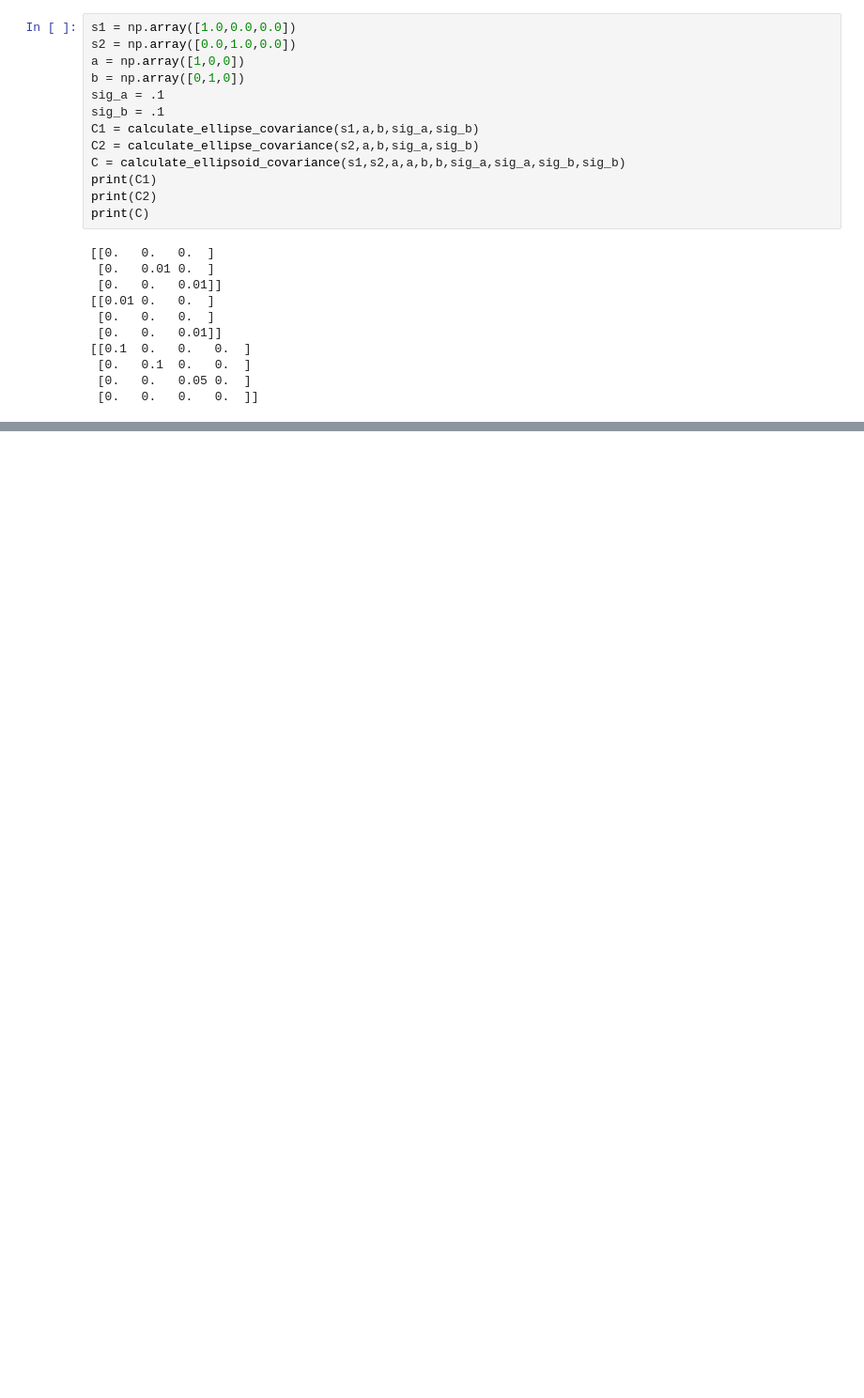
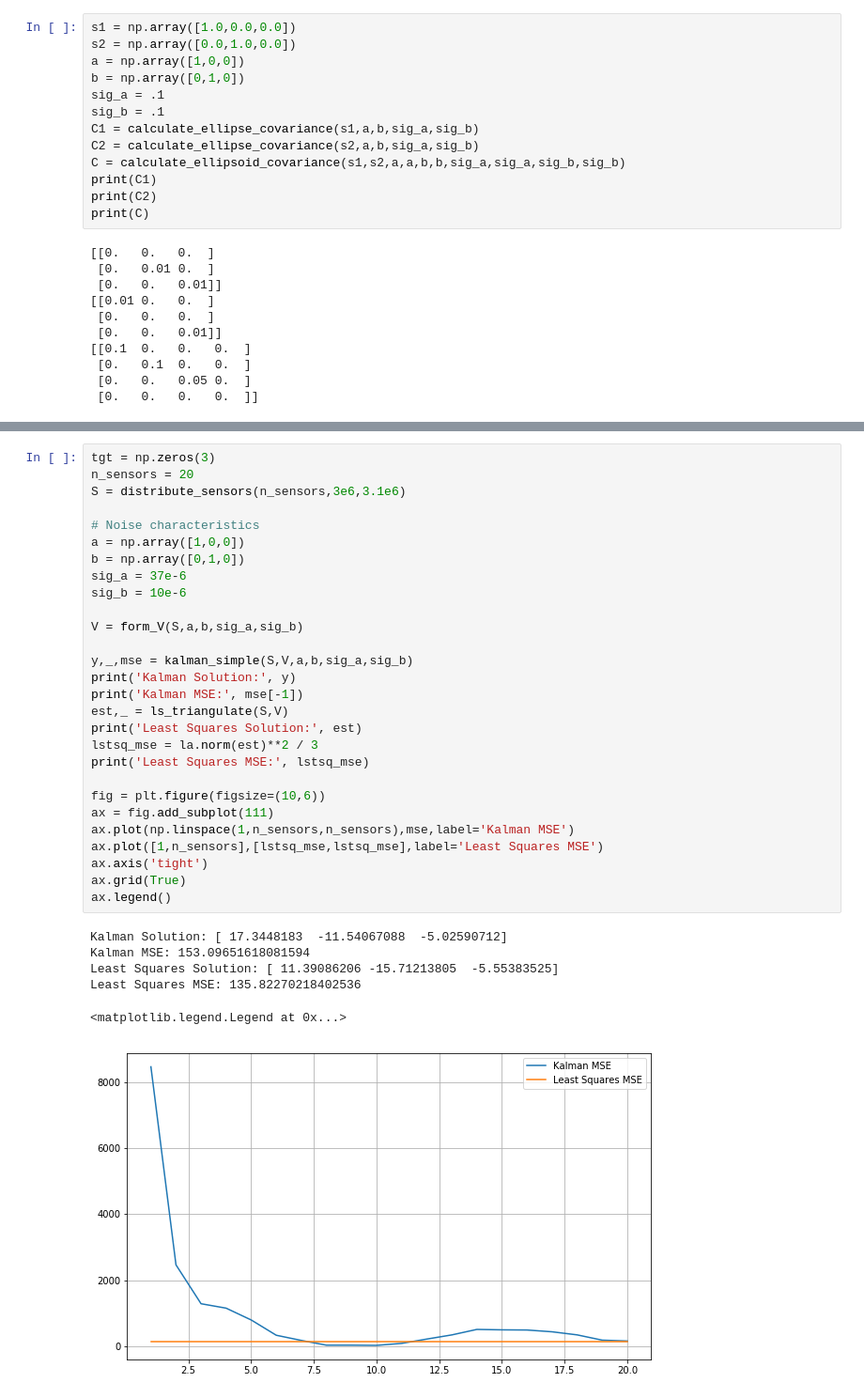
Before and after one commit to andylai2/Nball-triangulation, a Jupyter notebook: KF fusion.ipynb, the cells around one changed output, grey strips where cells are left out. Shown: that part at 94% size. Drawn from its saved outputs; the diff is of its cells as text; blank space fills up the shorter version.

```diff
--- a/KF fusion.ipynb
+++ b/KF fusion.ipynb
@@ -608,0 +614,35 @@ print('Least Squares MSE:', lstsq_mse)
+# %%
+tgt = np.zeros(3)
+n_sensors = 20
+S = distribute_sensors(n_sensors,3e6,3.1e6)
+
+# Noise characteristics
+a = np.array([1,0,0])
+b = np.array([0,1,0])
+sig_a = 37e-6
+sig_b = 10e-6
+
+V = form_V(S,a,b,sig_a,sig_b)
+
+y,_,mse = kalman_simple(S,V,a,b,sig_a,sig_b)
+print('Kalman Solution:', y)
+print('Kalman MSE:', mse[-1])
+est,_ = ls_triangulate(S,V)
+print('Least Squares Solution:', est)
+lstsq_mse = la.norm(est)**2 / 3
+print('Least Squares MSE:', lstsq_mse)
+
+fig = plt.figure(figsize=(10,6))
+ax = fig.add_subplot(111)
+ax.plot(np.linspace(1,n_sensors,n_sensors),mse,label='Kalman MSE')
+ax.plot([1,n_sensors],[lstsq_mse,lstsq_mse],label='Least Squares MSE')
+ax.axis('tight')
+ax.grid(True)
+ax.legend()
+# %% [output]
+Kalman Solution: [ 17.3448183  -11.54067088  -5.02590712]
+Kalman MSE: 153.09651618081594
+Least Squares Solution: [ 11.39086206 -15.71213805  -5.55383525]
+Least Squares MSE: 135.82270218402536
+<matplotlib.legend.Legend at 0x...>
+[figure, added]
```
Also changed, not shown: parts of 14 cells of this notebook.
